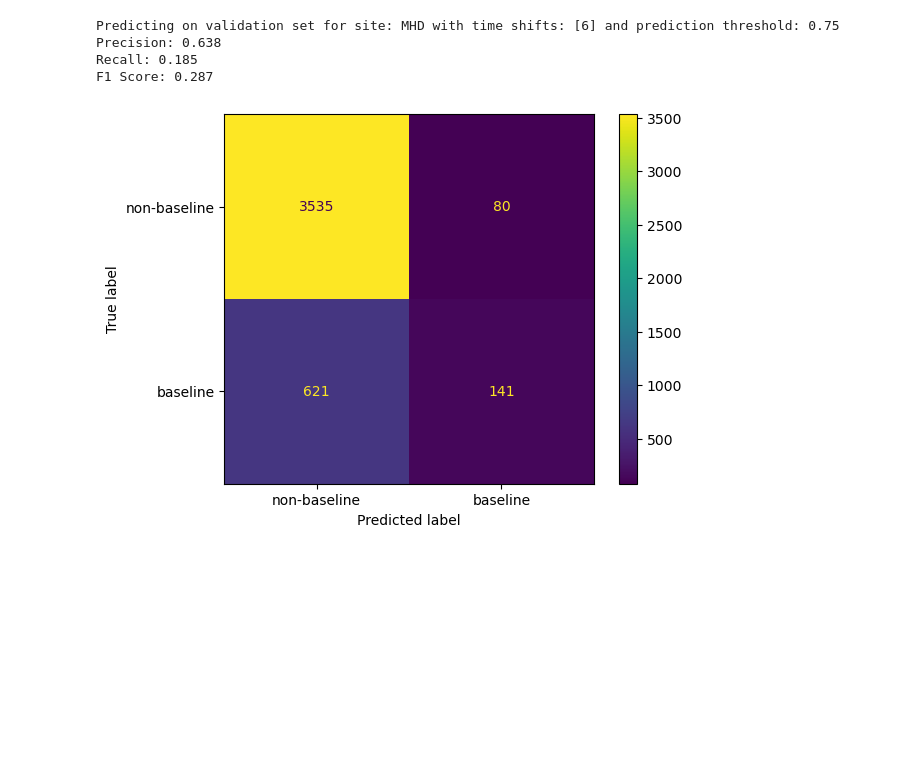
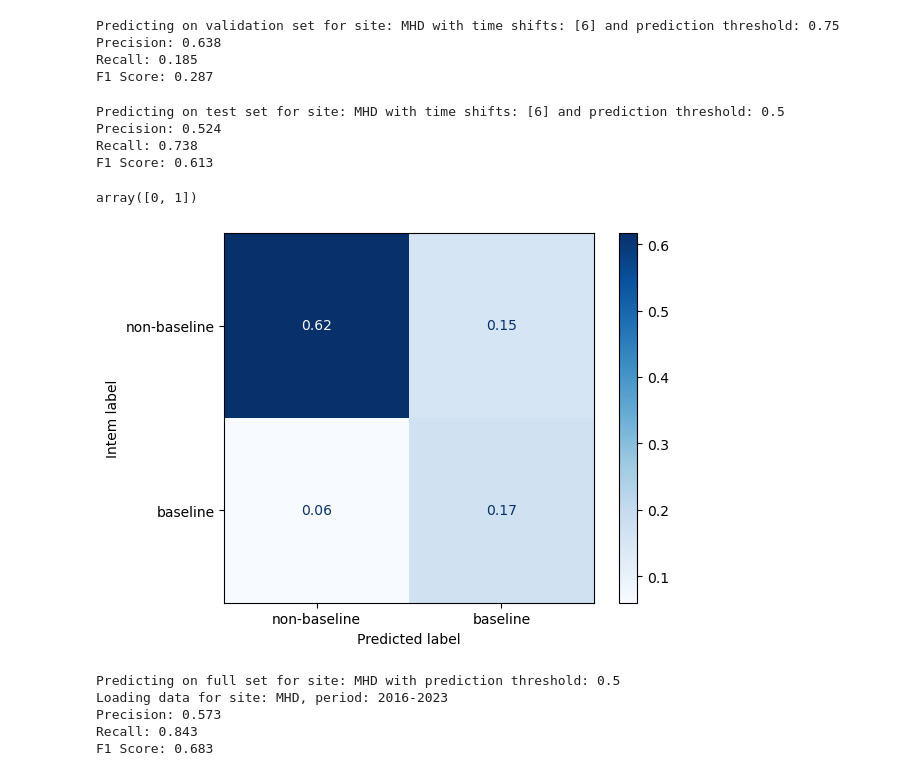
Before and after one commit to openghg/ml-baselines, a Jupyter notebook: notebooks/predicting.ipynb, the cells around one changed output. Drawn from its saved outputs; the diff is of its cells as text; code cells hidden in the pictures; blank space fills up the shorter version.

```diff
--- a/notebooks/predicting.ipynb
+++ b/notebooks/predicting.ipynb
@@ -166,16 +150,49 @@ Predicting on validation set for site: MHD with time shifts: [6] and prediction
 Precision: 0.638
 Recall: 0.185
 F1 Score: 0.287
+# %%
+y, y_pred, metrics = predict_baselines("MHD", model, prediction_mode="test", prediction_threshold=0.5)
+# %% [output]
+Predicting on test set for site: MHD with time shifts: [6] and prediction threshold: 0.5
+Precision: 0.524
+Recall: 0.738
+F1 Score: 0.613
 # %%
 from sklearn.metrics import confusion_matrix, ConfusionMatrixDisplay
-# %%
-cm = confusion_matrix(y, y_pred, labels=model.classes_)#, normalize="all")
-disp = ConfusionMatrixDisplay(confusion_matrix=cm,
-                              display_labels=["non-baseline", "baseline"])
-disp.plot()
-plt.show()
-# %% [output]
-[figure, removed]
+# %%
+model.classes_
+# %% [output]
+array([0, 1])
+# %%
+def plot_confusion_matrix(y, y_pred, normalise=False, title="", labels = ["non-baseline", "baseline"]):
+
+    if normalise:
+        normalise = "all"
+    else:
+        normalise = None
+
+    cm = confusion_matrix(y, y_pred, labels=np.unique(y), normalize=normalise)
+    disp = ConfusionMatrixDisplay(confusion_matrix=cm,
+                                display_labels=["non-baseline", "baseline"])
+    # change ax labels to "Predicted label" and "Intem label "
+
+
+    disp.plot(cmap=plt.cm.Blues)
+
+    disp.ax_.set_title(title)
+    disp.ax_.set(xlabel='Predicted label', ylabel='InTEM label')
+# %%
+plot_confusion_matrix(y, y_pred, normalise=True)
+# %% [output]
+[figure, added]
+# %%
+y, y_pred, metrics = predict_baselines("MHD", model, prediction_mode="full", prediction_threshold=0.5)
+# %% [output]
+Predicting on full set for site: MHD with prediction threshold: 0.5
+Loading data for site: MHD, period: 2016-2023
+Precision: 0.573
+Recall: 0.843
+F1 Score: 0.683
 # %%
 site = "MHD"
 species = "ch4".lower() #"hfc-134a"
```
Also changed, not shown: parts of 17 cells of this notebook.
